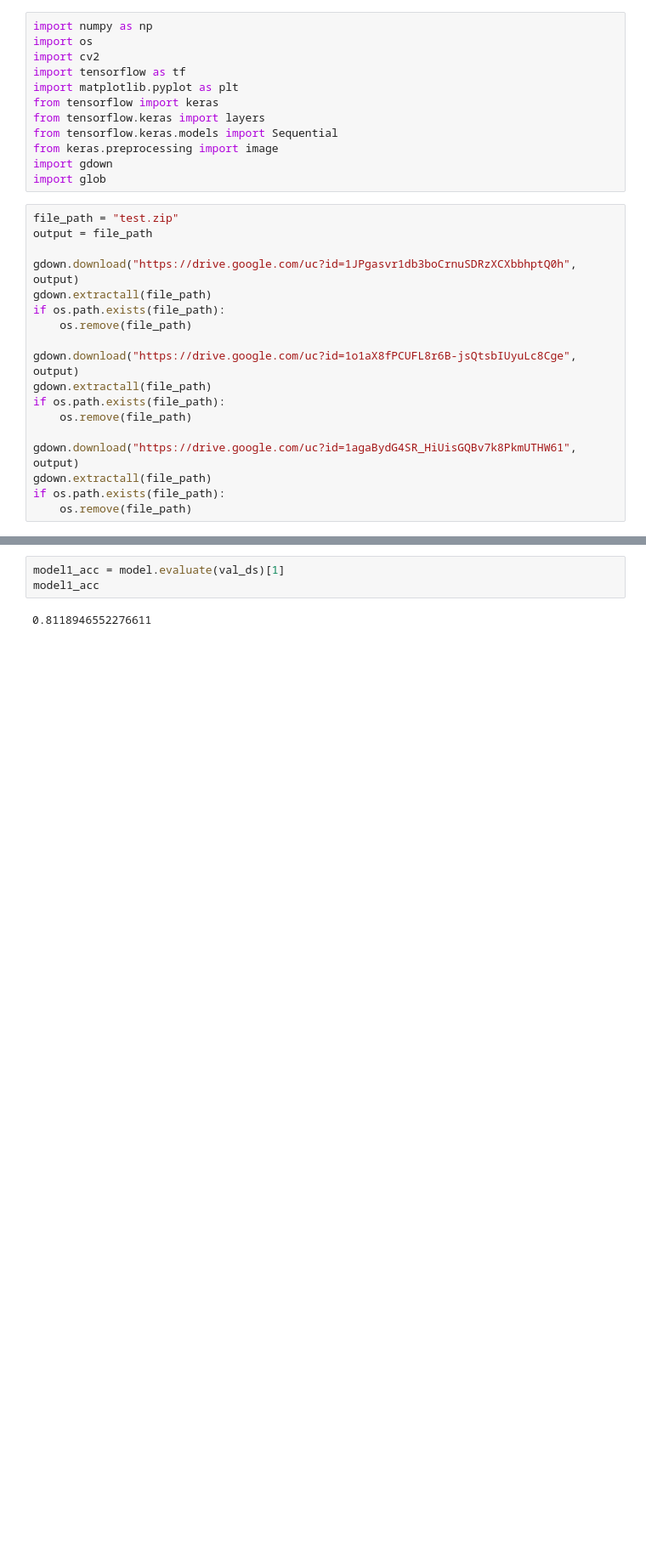
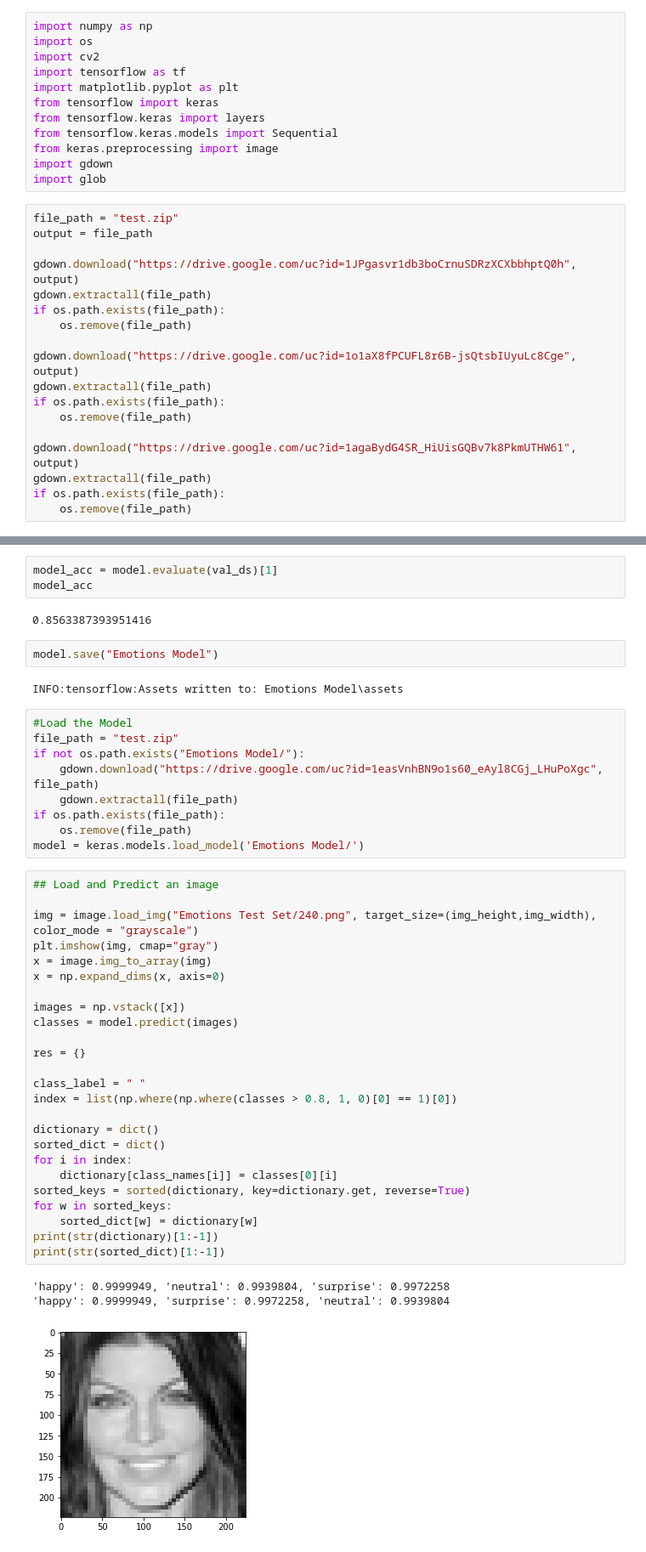
Before and after one commit to Piccio98/FER-and-GR-Project, a Jupyter notebook: Emotions Training.ipynb, the cells around one changed output, grey strips where cells are left out. Shown at 85% size. Drawn from its saved outputs; the diff is of its cells as text; blank space fills up the shorter version.

Commit message:
trained and tested the emotion model

```diff
--- a/Emotions Training.ipynb
+++ b/Emotions Training.ipynb
@@ -181,5 +179,47 @@ Epoch 4/100
 # %%
-model1_acc = model.evaluate(val_ds)[1]
-model1_acc
+model_acc = model.evaluate(val_ds)[1]
+model_acc
 # %% [output]
-0.8118946552276611
+0.8563387393951416
+# %%
+model.save("Emotions Model")
+# %% [output]
+INFO:tensorflow:Assets written to: Emotions Model\assets
+# %%
+#Load the Model
+file_path = "test.zip"
+if not os.path.exists("Emotions Model/"):
+    gdown.download("https://drive.google.com/uc?id=1easVnhBN9o1s60_eAyl8CGj_LHuPoXgc", file_path)
+    gdown.extractall(file_path)
+if os.path.exists(file_path):
+    os.remove(file_path)
+model = keras.models.load_model('Emotions Model/')
+# %%
+## Load and Predict an image
+
+img = image.load_img("Emotions Test Set/240.png", target_size=(img_height,img_width), color_mode = "grayscale")
+plt.imshow(img, cmap="gray")
+x = image.img_to_array(img)
+x = np.expand_dims(x, axis=0)
+
+images = np.vstack([x])
+classes = model.predict(images)
+
+res = {}
+
+class_label = " "
+index = list(np.where(np.where(classes > 0.8, 1, 0)[0] == 1)[0])
+
+dictionary = dict()
+sorted_dict = dict()
+for i in index:
+    dictionary[class_names[i]] = classes[0][i]
+sorted_keys = sorted(dictionary, key=dictionary.get, reverse=True)
+for w in sorted_keys:
+    sorted_dict[w] = dictionary[w]
+print(str(dictionary)[1:-1])
+print(str(sorted_dict)[1:-1])
+# %% [output]
+'happy': 0.9999949, 'neutral': 0.9939804, 'surprise': 0.9972258
+'happy': 0.9999949, 'surprise': 0.9972258, 'neutral': 0.9939804
+[figure, added]
```
Also changed, not shown: parts of 9 cells of this notebook, 2 other files.
